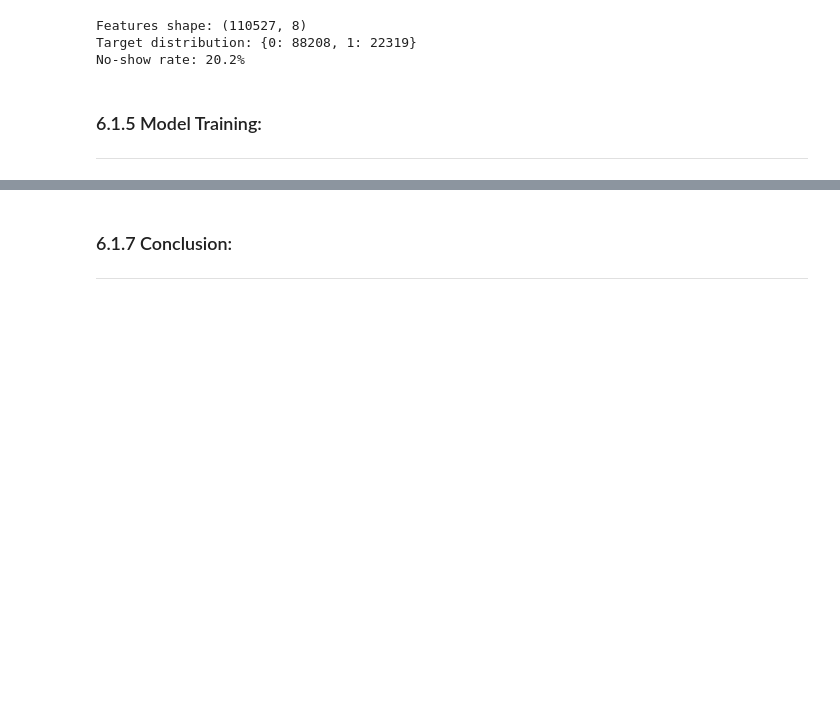
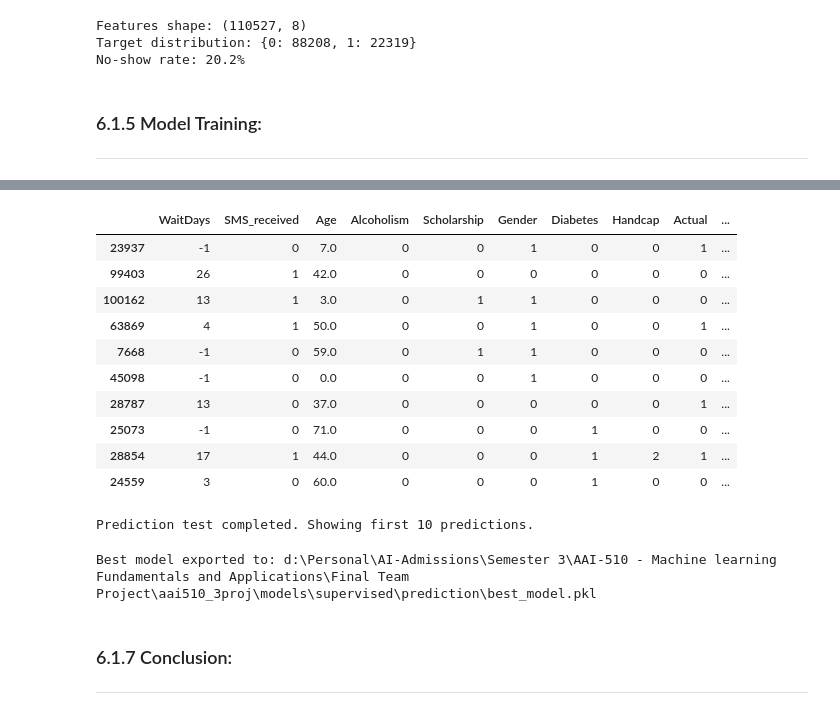
Before and after one commit to swapnilprakashpatil/aai510_3proj, a Jupyter notebook: notebooks/Supervised.ipynb, the cells around one changed output, grey strips where cells are left out. Cells and saved outputs as stored; diff of their text form; code cells hidden in the pictures; blank space fills up the shorter version.

Commit message:
Final Project changes and documentation completed.

```diff
--- a/notebooks/Supervised.ipynb
+++ b/notebooks/Supervised.ipynb
@@ -887,3 +559,48 @@ Recall: 0.829 (% of no-shows caught)
+# %%
+# Test predictions on the test set and display a sample
+if hasattr(no_show_model, 'X_test') and hasattr(no_show_model, 'y_test') and hasattr(no_show_model, 'best_model'):
+    y_pred = no_show_model.best_model.predict(no_show_model.X_test)
+    results_df = no_show_model.X_test.copy()
+    results_df['Actual'] = no_show_model.y_test.values
+    results_df['Predicted'] = y_pred
+    display(results_df.head(10))
+    print('Prediction test completed. Showing first 10 predictions.')
+else:
+    print('Test set or best model not available for prediction test.')
+# %% [output]
+|  | WaitDays | SMS_received | Age | Alcoholism | Scholarship | Gender | Diabetes | Handcap | Actual | ... |
+| 23937 | -1 | 0 | 7.0 | 0 | 0 | 1 | 0 | 0 | 1 | ... |
+| 99403 | 26 | 1 | 42.0 | 0 | 0 | 0 | 0 | 0 | 0 | ... |
+| 100162 | 13 | 1 | 3.0 | 0 | 1 | 1 | 0 | 0 | 0 | ... |
+| 63869 | 4 | 1 | 50.0 | 0 | 0 | 1 | 0 | 0 | 1 | ... |
+| 7668 | -1 | 0 | 59.0 | 0 | 1 | 1 | 0 | 0 | 0 | ... |
+| 45098 | -1 | 0 | 0.0 | 0 | 0 | 1 | 0 | 0 | 0 | ... |
+| 28787 | 13 | 0 | 37.0 | 0 | 0 | 0 | 0 | 0 | 1 | ... |
+| 25073 | -1 | 0 | 71.0 | 0 | 0 | 0 | 1 | 0 | 0 | ... |
+| 28854 | 17 | 1 | 44.0 | 0 | 0 | 0 | 1 | 2 | 1 | ... |
+| 24559 | 3 | 0 | 60.0 | 0 | 0 | 0 | 1 | 0 | 0 | ... |
+Prediction test completed. Showing first 10 predictions.
+# %%
+# Export the best model
+if hasattr(no_show_model, 'best_model'):
+    export_path = config.PREDICTION_MODEL_EXPORT_PATH
+    # If export_path is a directory, append a filename
+    if os.path.isdir(export_path):
+        export_path = os.path.join(export_path, "best_model.pkl")
+    else:
+        # If the parent directory does not exist, create it
+        parent_dir = os.path.dirname(export_path)
+        if parent_dir and not os.path.exists(parent_dir):
+            os.makedirs(parent_dir, exist_ok=True)
+        if export_path and not os.path.exists(export_path):
+            os.makedirs(export_path, exist_ok=True)
+            export_path = os.path.join(export_path, "best_model.pkl")
+    joblib.dump(no_show_model.best_model, export_path)
+    print(f'Best model exported to: {export_path}')
+else:
+    print('No best model found to export.')
+# %% [output]
+Best model exported to: d:\Personal\AI-Admissions\Semester 3\AAI-510 - Machine learning Fundamentals and Applications\Final Team Project\aai510_3proj\models\supervised\prediction\best_model.pkl
 # %% [markdown]
 <a id='supervisedconclusion'></a>
 ### 6.1.7 Conclusion:
```
Also changed, not shown: parts of 25 cells of this notebook, 8 other files.
